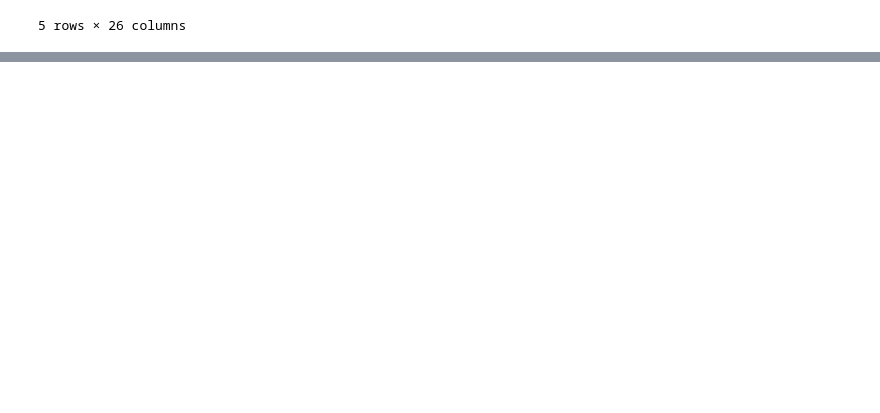
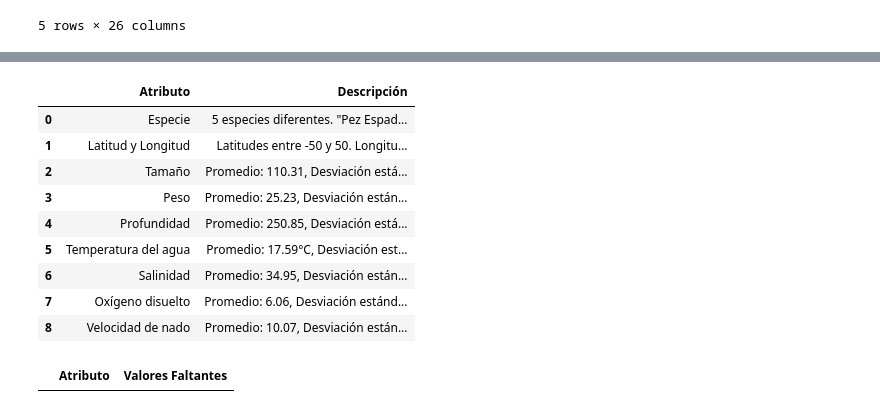
Before and after one commit to Jscarrascoa/AnalisisMarino, a Jupyter notebook: AnalisisMarino.ipynb, the cells around one changed output, grey strips where cells are left out. Drawn from its saved outputs; the diff is of its cells as text; code cells hidden in the pictures; blank space fills up the shorter version.

```diff
--- a/AnalisisMarino.ipynb
+++ b/AnalisisMarino.ipynb
@@ -52,3 +52,50 @@ summary_numeric
 | 50% | -0.458527 | -1.480870 | 110.765329 | 25.213693 | 251.399657 | 17.703761 | 34.981436 | 5.980873 | ... |
 | 75% | 24.122581 | 91.080849 | 155.280850 | 37.639524 | 374.915054 | 23.970970 | 37.437281 | 7.975542 | ... |
 | max | 49.978937 | 179.989973 | 199.971434 | 49.997015 | 499.937674 | 29.996680 | 39.999920 | 9.998903 | ... |
+# %%
+# Crear tabla de las observaciones encontradas
+summary_data = {
+    'Atributo': [
+        'Especie', 'Latitud y Longitud', 'Tamaño', 'Peso', 'Profundidad',
+        'Temperatura del agua', 'Salinidad', 'Oxígeno disuelto', 'Velocidad de nado'
+    ],
+    'Descripción': [
+        '5 especies diferentes. "Pez Espada" es la más común con 2,141 ocurrencias.',
+        'Latitudes entre -50 y 50. Longitudes entre -180 y 180.',
+        'Promedio: 110.31, Desviación estándar: 51.95. Rango: 20.00 a 200.00.',
+        'Promedio: 25.23, Desviación estándar: 14.23. Rango: 0.50 a 50.00.',
+        'Promedio: 250.85, Desviación estándar: 143.15. Rango: 1.06 a 500.00.',
+        'Promedio: 17.59°C, Desviación estándar: 7.24. Rango: 5.00 a 30.00°C.',
+        'Promedio: 34.95, Desviación estándar: 2.89. Rango: 30.00 a 40.00.',
+        'Promedio: 6.06, Desviación estándar: 1.44. Rango: 3.00 a 9.00.',
+        'Promedio: 10.07, Desviación estándar: 5.76. Rango: 0.10 a 20.00.'
+    ]
+}
+
+summary_df = pd.DataFrame(summary_data)
+summary_df
+# %% [output]
+|  | Atributo | Descripción |
+| 0 | Especie | 5 especies diferentes. "Pez Espad... |
+| 1 | Latitud y Longitud | Latitudes entre -50 y 50. Longitu... |
+| 2 | Tamaño | Promedio: 110.31, Desviación está... |
+| 3 | Peso | Promedio: 25.23, Desviación están... |
+| 4 | Profundidad | Promedio: 250.85, Desviación está... |
+| 5 | Temperatura del agua | Promedio: 17.59°C, Desviación est... |
+| 6 | Salinidad | Promedio: 34.95, Desviación están... |
+| 7 | Oxígeno disuelto | Promedio: 6.06, Desviación estánd... |
+| 8 | Velocidad de nado | Promedio: 10.07, Desviación están... |
+# %%
+# Verificando valores faltantes en el conjunto de datos"
+
+missing_values = df_marino.isnull().sum()
+
+# Creando un DataFrame para mostrar el recuento de valores faltantes para cada columna"
+missing_df = pd.DataFrame({
+    'Atributo': missing_values.index,
+    'Valores Faltantes': missing_values.values
+})
+
+missing_df[missing_df['Valores Faltantes'] > 0]  # Mostrando solo las columnas con valores faltantes"
+# %% [output]
+|  | Atributo | Valores Faltantes |
```
Also changed, not shown: parts of 2 cells of this notebook.
